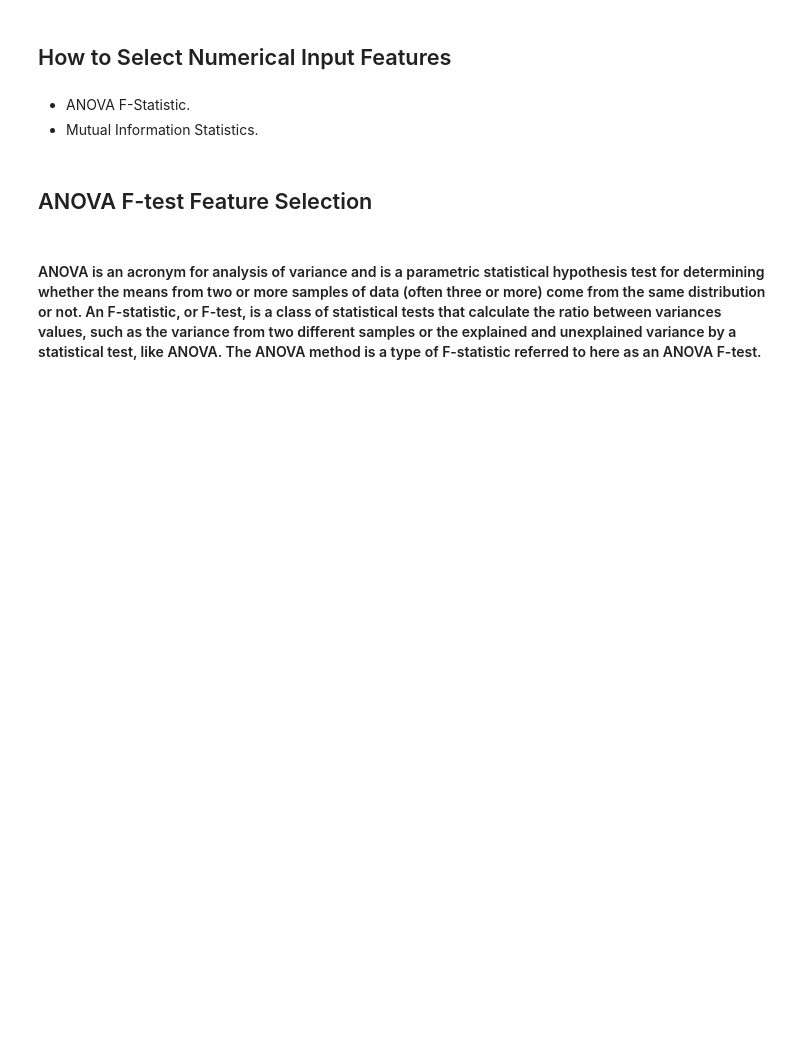
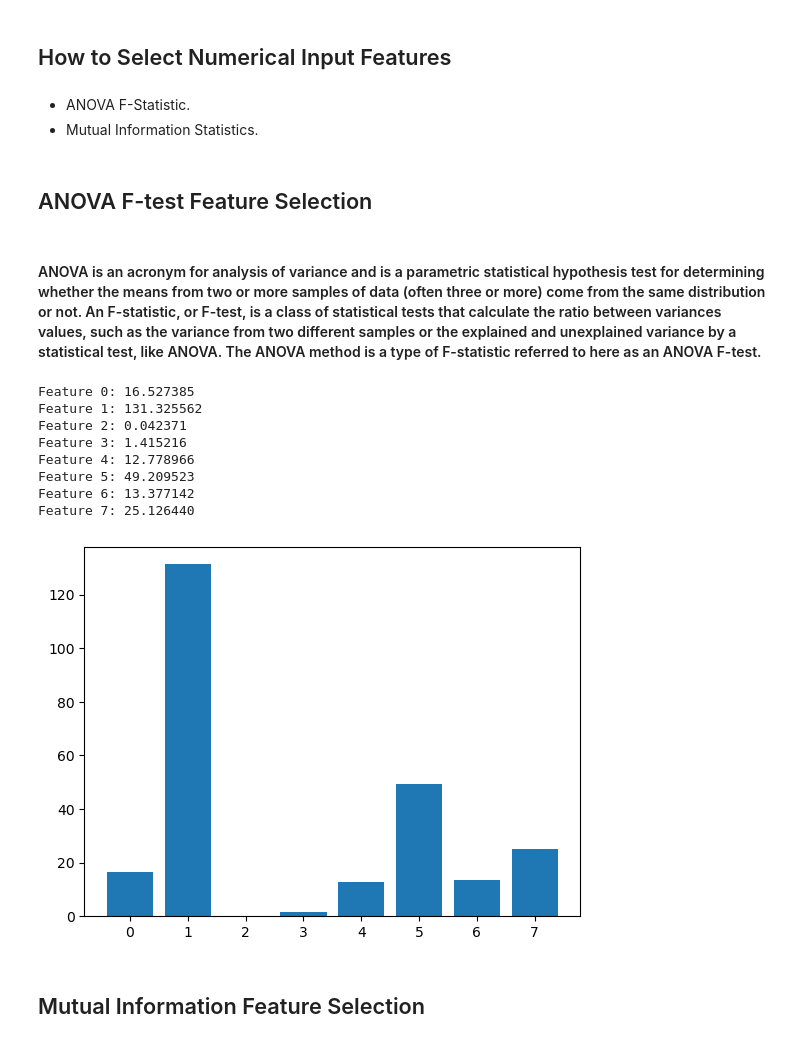
Before and after one commit to MaukanMir/Data-Preperation-For-ML, a Jupyter notebook: feature_selection.ipynb, the cells around one changed output. Saved outputs shown, nothing was run; the diff lists cells and outputs as text; code cells hidden in the pictures; blank space fills up the shorter version.

Commit message:
Added new models

```diff
--- a/feature_selection.ipynb
+++ b/feature_selection.ipynb
@@ -432,3 +432,54 @@ Accuracy: 76.84
 ## ANOVA F-test Feature Selection
 # %% [markdown]
 #### ANOVA is an acronym for analysis of variance and is a parametric statistical hypothesis test for determining whether the means from two or more samples of data (often three or more) come from the same distribution or not. An F-statistic, or F-test, is a class of statistical tests that calculate the ratio between variances values, such as the variance from two different samples or the explained and unexplained variance by a statistical test, like ANOVA. The ANOVA method is a type of F-statistic referred to here as an ANOVA F-test.
+# %%
+# example of anova f-test feature selection for numerical data
+from pandas import read_csv
+from sklearn.model_selection import train_test_split
+from sklearn.feature_selection import SelectKBest
+from sklearn.feature_selection import f_classif
+from matplotlib import pyplot
+# load the dataset
+def load_dataset(filename):
+  # load the dataset as a pandas DataFrame
+  data = read_csv(filename, header=None)
+  # retrieve numpy array
+  dataset = data.values
+  # split into input (X) and output (y) variables
+  X = dataset[:, :-1]
+  y = dataset[:,-1]
+  return X, y
+
+# feature selection
+def select_features(X_train, y_train, X_test):
+  # configure to select all features
+  fs = SelectKBest(score_func=f_classif, k='all') # learn relationship from training data
+  fs.fit(X_train, y_train)
+  # transform train input data
+  X_train_fs = fs.transform(X_train)
+  # transform test input data
+  X_test_fs = fs.transform(X_test)
+  return X_train_fs, X_test_fs, fs
+# load the dataset
+X, y = load_dataset('data/diabetes.csv')
+# split into train and test sets
+X_train, X_test, y_train, y_test = train_test_split(X, y, test_size=0.33, random_state=1) # feature selection
+X_train_fs, X_test_fs, fs = select_features(X_train, y_train, X_test)
+# what are scores for the features
+for i in range(len(fs.scores_)):
+  print('Feature %d: %f' % (i, fs.scores_[i]))
+# plot the scores
+pyplot.bar([i for i in range(len(fs.scores_))], fs.scores_)
+pyplot.show()
+# %% [output]
+Feature 0: 16.527385
+Feature 1: 131.325562
+Feature 2: 0.042371
+Feature 3: 1.415216
+Feature 4: 12.778966
+Feature 5: 49.209523
+Feature 6: 13.377142
+Feature 7: 25.126440
+[figure, added]
+# %% [markdown]
+## Mutual Information Feature Selection
```
